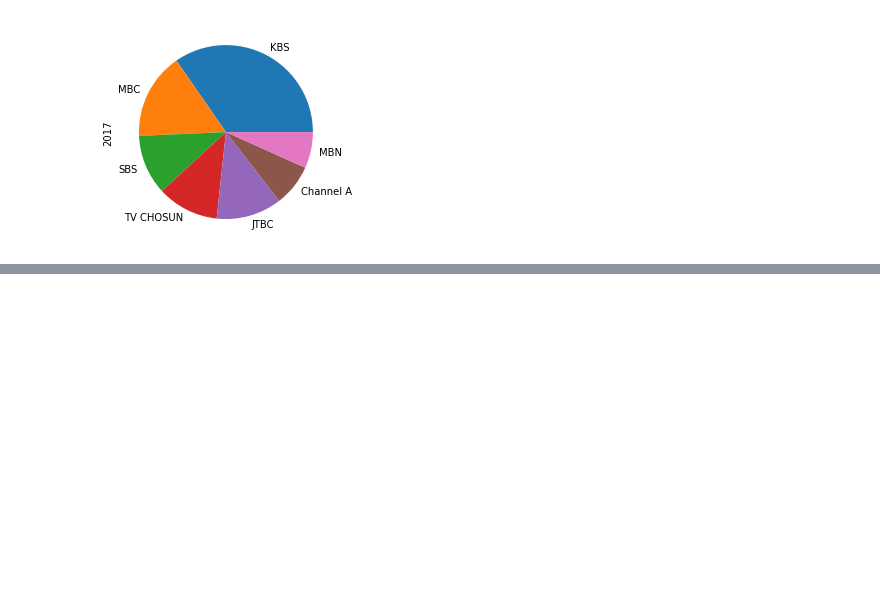
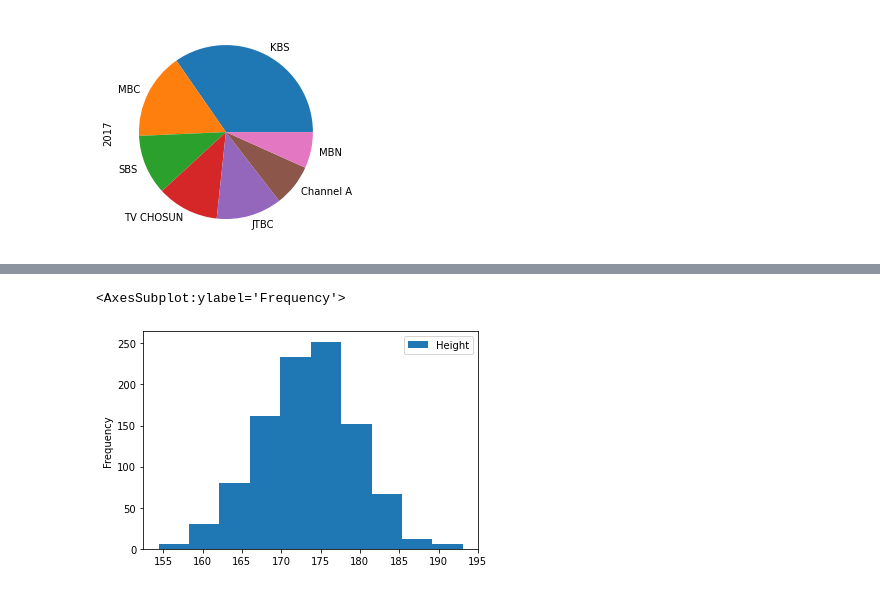
Before and after one commit to Hyuna13/Data_Science, a Jupyter notebook: codeit_matplotlib.ipynb, the cells around one changed output, grey strips where cells are left out. Drawn from its saved outputs; the diff is of its cells as text; code cells hidden in the pictures; blank space fills up the shorter version.

```diff
--- a/codeit_matplotlib.ipynb
+++ b/codeit_matplotlib.ipynb
@@ -91,3 +92,9 @@ df.loc[2017].plot(kind='pie')
 # %% [output]
 <AxesSubplot:ylabel='2017'>
 [figure]
+# %%
+#히스토그램
+%matplotlib inline
+import pandas as pd
+df = pd.read_csv('data/body.csv', index_col=0)
+df.head(10)
@@ -93,0 +114,5 @@ df.loc[2017].plot(kind='pie')
+# %%
+df.plot(kind = 'hist', y = 'Height')
+# %% [output]
+<AxesSubplot:ylabel='Frequency'>
+[figure, added]
```
Also changed, not shown: parts of 14 cells of this notebook.
